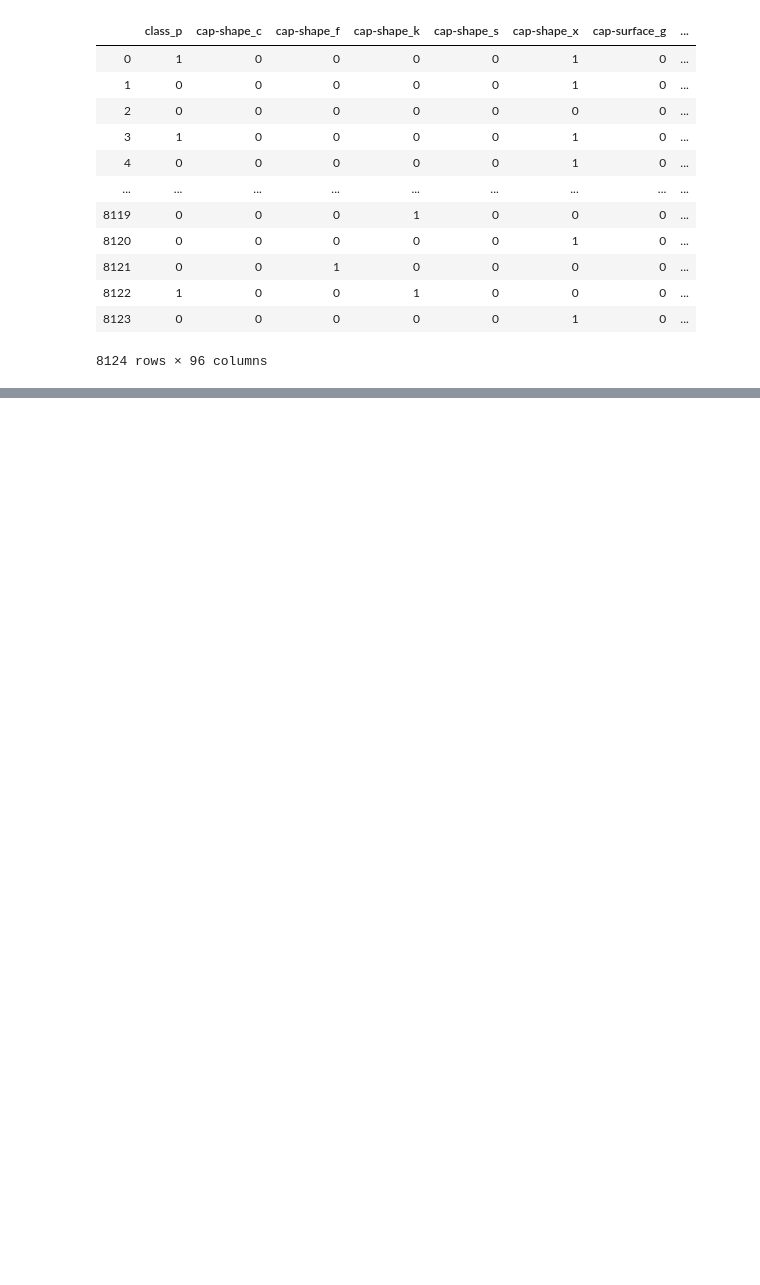
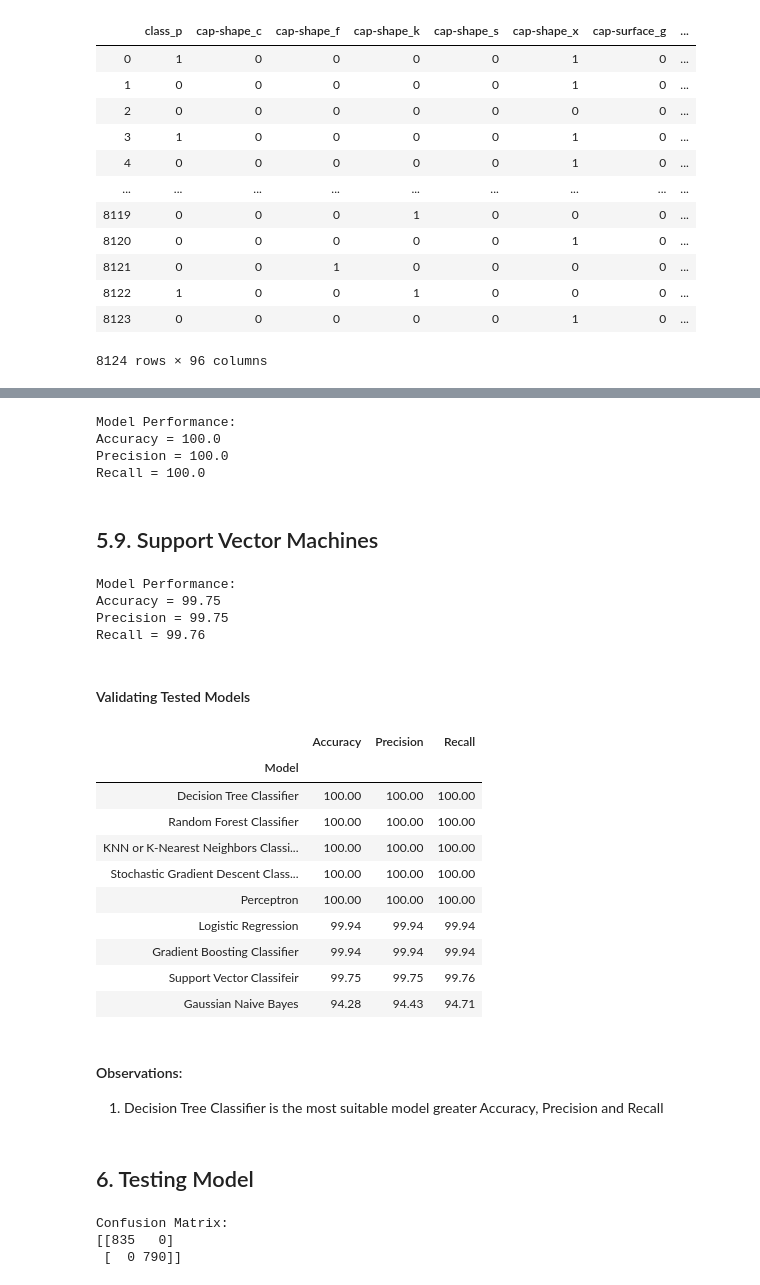
Before and after one commit to akshaynayanravi/mushrooms_classes, a Jupyter notebook: mushroom_types_classification.ipynb, the cells around one changed output, grey strips where cells are left out. Drawn from its saved outputs; the diff is of its cells as text; code cells hidden in the pictures; blank space fills up the shorter version.

Commit message:
Tested/Validated Model

```diff
--- a/mushroom_types_classification.ipynb
+++ b/mushroom_types_classification.ipynb
@@ -574,0 +537,59 @@ models.sort_values(by='Score', ascending=False)
+# %%
+from sklearn.linear_model import Perceptron
+percep = Perceptron()
+percep.fit(x_train, y_train)
+y_pred = percep.predict(x_test)
+
+#Validating Model
+acc_percep = round(accuracy_score(y_pred, y_test) * 100, 2)
+pre_percep = round(precision_score(y_pred, y_test, average='macro') * 100, 2)
+rec_percep = round(recall_score(y_pred, y_test, average='macro') * 100, 2)
+
+print(f"Model Performance: \nAccuracy = {acc_percep} \nPrecision = {pre_percep} \nRecall = {rec_percep}")
+# %% [output]
+Model Performance:
+Accuracy = 100.0
+Precision = 100.0
+Recall = 100.0
+# %% [markdown]
+## 5.9. Support Vector Machines
+# %%
+from sklearn.svm import SVC
+svc = SVC()
+svc.fit(x_train, y_train)
+y_pred = svc.predict(x_test)
+
+#Validating Model
+acc_svc = round(accuracy_score(y_pred, y_test) * 100, 2)
+pre_svc = round(precision_score(y_pred, y_test, average='macro') * 100, 2)
+rec_svc = round(recall_score(y_pred, y_test, average='macro') * 100, 2)
+
+print(f"Model Performance: \nAccuracy = {acc_svc} \nPrecision = {pre_svc} \nRecall = {rec_svc}")
+# %% [output]
+Model Performance:
+Accuracy = 99.75
+Precision = 99.75
+Recall = 99.76
+# %% [markdown]
+#### Validating Tested Models
+# %%
+models = pd.DataFrame({'Model':['Logistic Regression', 'Gaussian Naive Bayes', 'Decision Tree Classifier', 'Random Forest Classifier', 'KNN or K-Nearest Neighbors Classifier', 'Gradient Boosting Classifier', 'Stochastic Gradient Descent Classifier', 'Perceptron', 'Support Vector Classifeir'], 'Accuracy':[acc_logreg, acc_gaussian, acc_decisiontree, acc_randomforest, acc_knn, acc_gbc, acc_sgdc, acc_percep, acc_svc], 'Precision':[pre_logreg, pre_gaussian, pre_decisiontree, pre_randomforest, pre_knn, pre_gbc, pre_sgdc, pre_percep, pre_svc], 'Recall':[rec_logreg, rec_gaussian, rec_decisiontree, rec_randomforest, rec_knn, rec_gbc, rec_sgdc, rec_percep, rec_svc]})
+# %%
+models.sort_values(by='Accuracy', ascending=False).set_index('Model')
+# %% [output]
+|  | Accuracy | Precision | Recall |
+| Model |  |  |  |
+| Decision Tree Classifier | 100.00 | 100.00 | 100.00 |
+| Random Forest Classifier | 100.00 | 100.00 | 100.00 |
+| KNN or K-Nearest Neighbors Classi... | 100.00 | 100.00 | 100.00 |
+| Stochastic Gradient Descent Class... | 100.00 | 100.00 | 100.00 |
+| Perceptron | 100.00 | 100.00 | 100.00 |
+| Logistic Regression | 99.94 | 99.94 | 99.94 |
+| Gradient Boosting Classifier | 99.94 | 99.94 | 99.94 |
+| Support Vector Classifeir | 99.75 | 99.75 | 99.76 |
+| Gaussian Naive Bayes | 94.28 | 94.43 | 94.71 |
+# %% [markdown]
+#### Observations:
+1. Decision Tree Classifier is the most suitable model greater Accuracy, Precision and Recall
+# %% [markdown]
+## 6. Testing Model
@@ -574,0 +599,7 @@ models.sort_values(by='Score', ascending=False)
+# %%
+#Confusion Matrix for the Model
+print(f'Confusion Matrix: \n{confusion_matrix(y_test, y_pred)}')
+# %% [output]
+Confusion Matrix:
+[[835   0]
+ [  0 790]]
```
Also changed, not shown: parts of 60 cells of this notebook.
